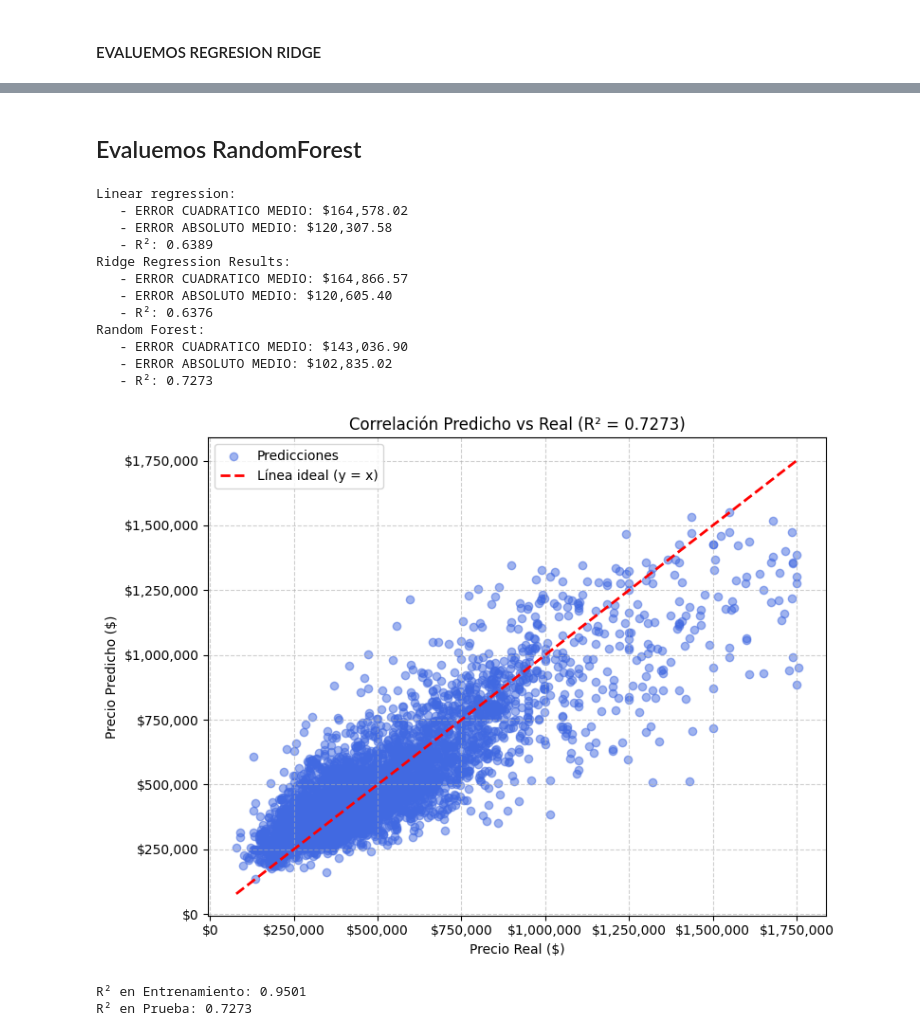
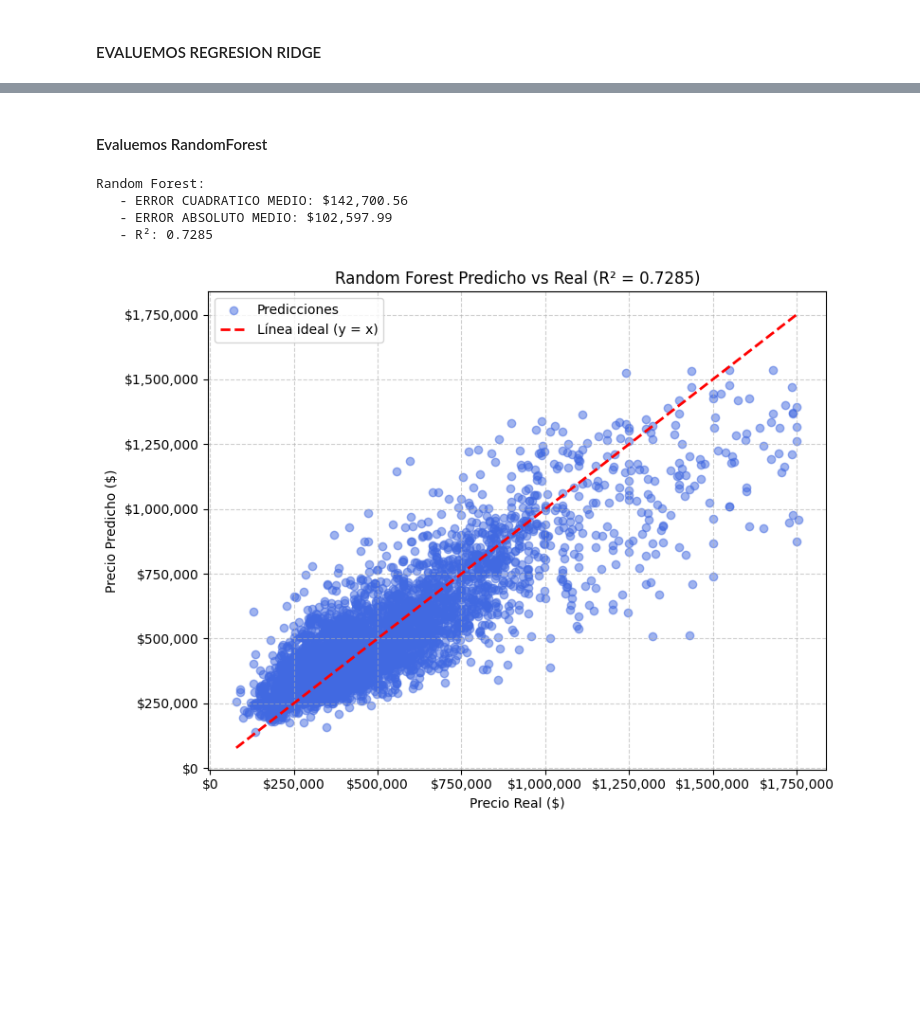
Before and after one commit to jodpinzonav/Prueba_Tecnica_Proteccion, a Jupyter notebook: primer_punto.ipynb, the cells around one changed output, grey strips where cells are left out. Cells and saved outputs as stored; diff of their text form; code cells hidden in the pictures; blank space fills up the shorter version.

```diff
--- a/primer_punto.ipynb
+++ b/primer_punto.ipynb
@@ -520,8 +405,13 @@ plt.show()
 # %% [markdown]
-## Evaluemos RandomForest
+#### Evaluemos RandomForest
 # %%
 from sklearn.ensemble import RandomForestRegressor
-rf = RandomForestRegressor(n_estimators=100, max_depth=20, random_state=42, n_jobs=-1)
+rf = RandomForestRegressor(
+    n_estimators=200,
+    max_depth=20,
+    random_state=42,
+    n_jobs=-1
+)
 rf.fit(X_train, y_train)
 y_pred_rf = rf.predict(X_test)
 
@@ -533,64 +423,35 @@ results['Random Forest'] = {
     'r2': r2_score(y_test, y_pred_rf),
     'cv_score': cross_val_score(rf, X_train, y_train, cv=5,
                                  scoring='neg_mean_squared_error').mean()
 }
 
-print("Linear regression:")
-print(f"   - ERROR CUADRATICO MEDIO: ${results['Linear Regression']['rmse']:,.2f}")
-print(f"   - ERROR ABSOLUTO MEDIO: ${results['Linear Regression']['mae']:,.2f}")
-print(f"   - R²: {results['Linear Regression']['r2']:.4f}")
-
-
-print("Ridge Regression Results:")
-print(f"   - ERROR CUADRATICO MEDIO: ${results['Ridge']['rmse']:,.2f}")
-print(f"   - ERROR ABSOLUTO MEDIO: ${results['Ridge']['mae']:,.2f}")
-print(f"   - R²: {results['Ridge']['r2']:.4f}")
-
-
 print("Random Forest:")
 print(f"   - ERROR CUADRATICO MEDIO: ${results['Random Forest']['rmse']:,.2f}")
 print(f"   - ERROR ABSOLUTO MEDIO: ${results['Random Forest']['mae']:,.2f}")
 print(f"   - R²: {results['Random Forest']['r2']:.4f}")
 
 
 plt.figure(figsize=(8, 6))
 plt.scatter(y_test, y_pred_rf, alpha=0.5, color='royalblue', label='Predicciones')
 plt.plot([y_test.min(), y_test.max()], [y_test.min(), y_test.max()],
          'r--', lw=2, label='Línea ideal (y = x)')
 
-plt.title(f"Correlación Predicho vs Real (R² = {results['Random Forest']['r2']:.4f})")
+plt.title(f"Random Forest Predicho vs Real (R² = {results['Random Forest']['r2']:.4f})")
 plt.xlabel("Precio Real ($)")
 plt.ylabel("Precio Predicho ($)")
 
 # Ejes con formato de miles y signo $
 plt.ticklabel_format(style='plain', axis='both')  # elimina notación científica
 plt.gca().get_xaxis().set_major_formatter(plt.FuncFormatter(lambda x, _: f'${x:,.0f}'))
 plt.gca().get_yaxis().set_major_formatter(plt.FuncFormatter(lambda y, _: f'${y:,.0f}'))
 
 plt.legend()
 plt.grid(True, linestyle='--', alpha=0.6)
 plt.tight_layout()
 plt.show()
 # %% [output]
-Linear regression:
-   - ERROR CUADRATICO MEDIO: $164,578.02
-   - ERROR ABSOLUTO MEDIO: $120,307.58
-   - R²: 0.6389
-Ridge Regression Results:
-   - ERROR CUADRATICO MEDIO: $164,866.57
-   - ERROR ABSOLUTO MEDIO: $120,605.40
-   - R²: 0.6376
 Random Forest:
-   - ERROR CUADRATICO MEDIO: $143,036.90
-   - ERROR ABSOLUTO MEDIO: $102,835.02
-   - R²: 0.7273
+   - ERROR CUADRATICO MEDIO: $142,700.56
+   - ERROR ABSOLUTO MEDIO: $102,597.99
+   - R²: 0.7285
-[figure, old version]
+[figure, new version]
-# %%
-# Calcula el R² en los datos de entrenamiento
-r2_train = rf.score(X_train, y_train)
-
-print(f"R² en Entrenamiento: {r2_train:.4f}")
-print(f"R² en Prueba: {results['Random Forest']['r2']:.4f}")
-# %% [output]
-R² en Entrenamiento: 0.9501
-R² en Prueba: 0.7273
```
Also changed, not shown: parts of 19 cells of this notebook, 3 other files.
